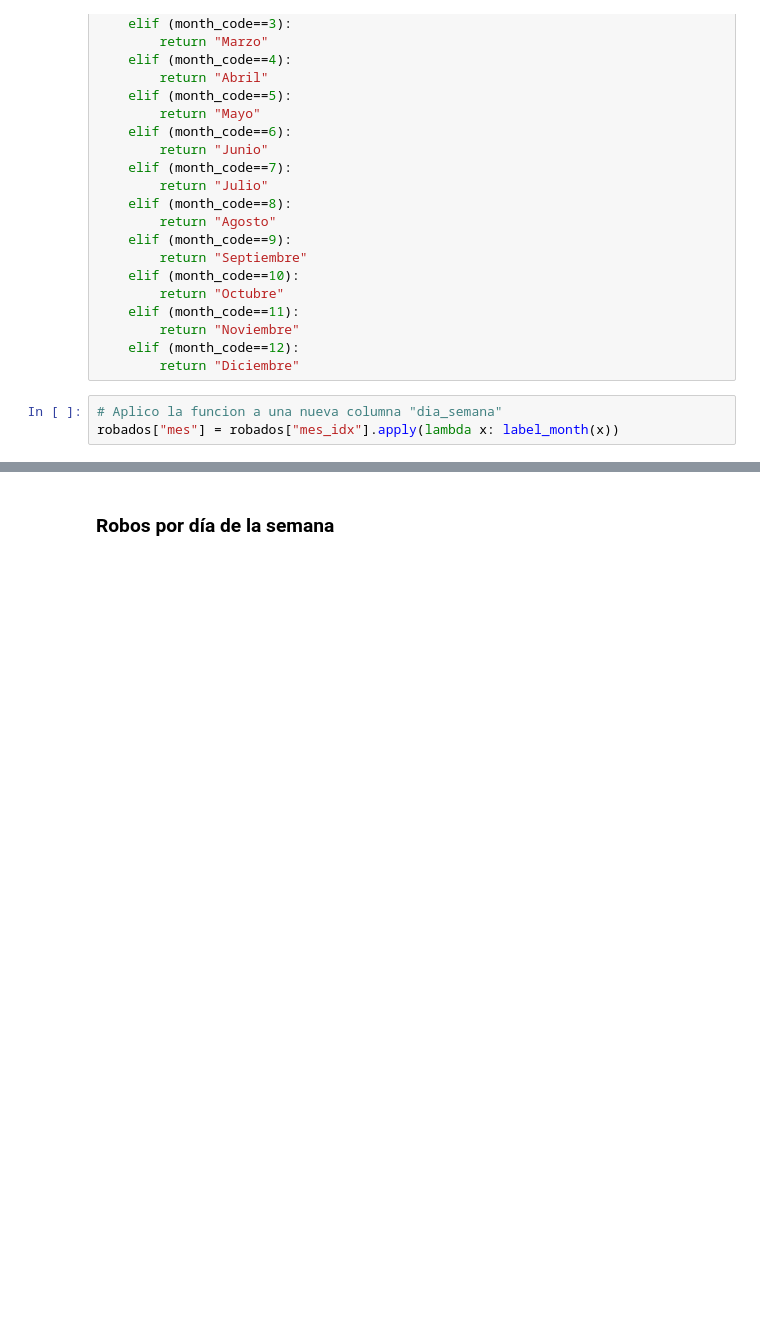
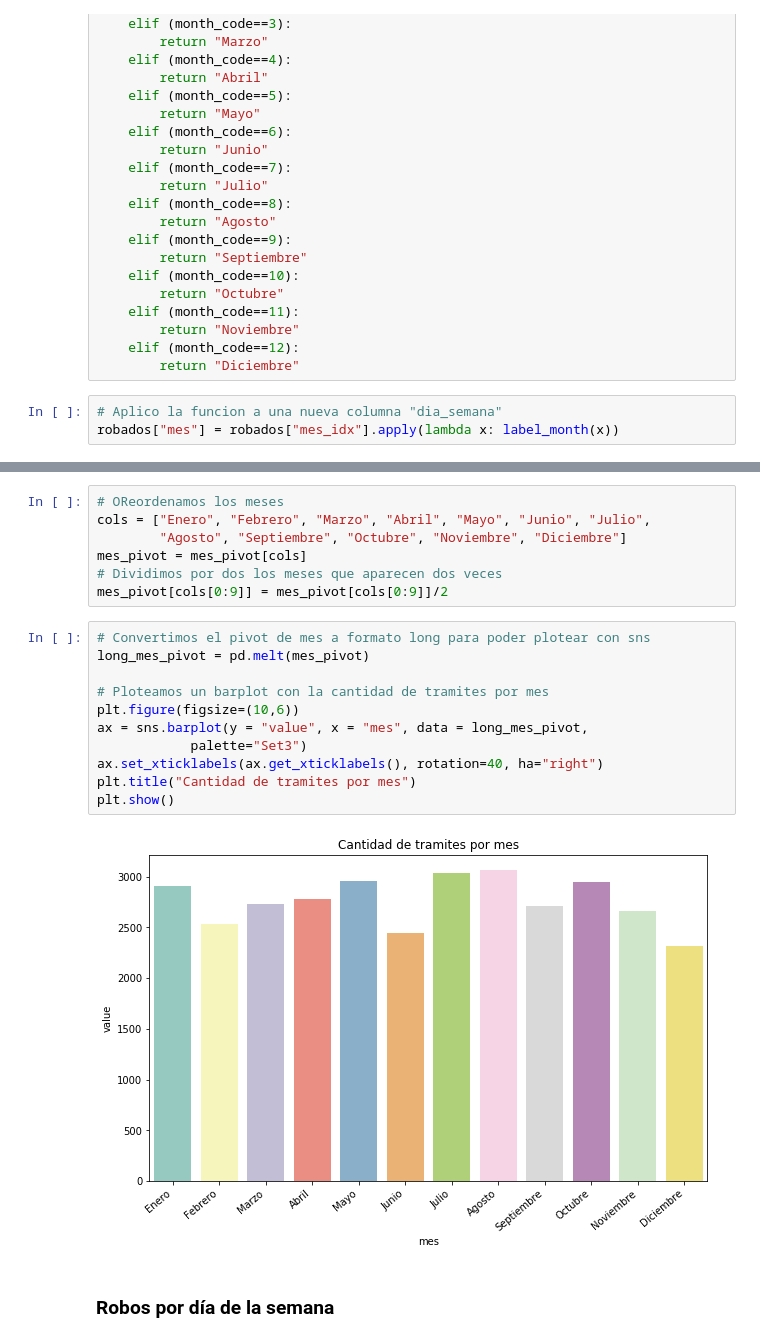
Before and after one commit to ilcarbo/robo_autos, a Jupyter notebook: EDA.ipynb, the cells around one changed output, grey strips where cells are left out. Saved outputs shown, nothing was run; the diff lists cells and outputs as text; blank space fills up the shorter version.

```diff
--- a/EDA.ipynb
+++ b/EDA.ipynb
@@ -167,3 +186,23 @@ plt.show()
+# %%
+# OReordenamos los meses
+cols = ["Enero", "Febrero", "Marzo", "Abril", "Mayo", "Junio", "Julio",
+        "Agosto", "Septiembre", "Octubre", "Noviembre", "Diciembre"]
+mes_pivot = mes_pivot[cols]
+# Dividimos por dos los meses que aparecen dos veces
+mes_pivot[cols[0:9]] = mes_pivot[cols[0:9]]/2
+# %%
+# Convertimos el pivot de mes a formato long para poder plotear con sns
+long_mes_pivot = pd.melt(mes_pivot)
+
+# Ploteamos un barplot con la cantidad de tramites por mes
+plt.figure(figsize=(10,6))
+ax = sns.barplot(y = "value", x = "mes", data = long_mes_pivot,
+            palette="Set3")
+ax.set_xticklabels(ax.get_xticklabels(), rotation=40, ha="right")
+plt.title("Cantidad de tramites por mes")
+plt.show()
+# %% [output]
+[figure, added]
 # %% [markdown]
 ### Robos por día de la semana
 # %%
```
Also changed, not shown: parts of 7 cells of this notebook.
